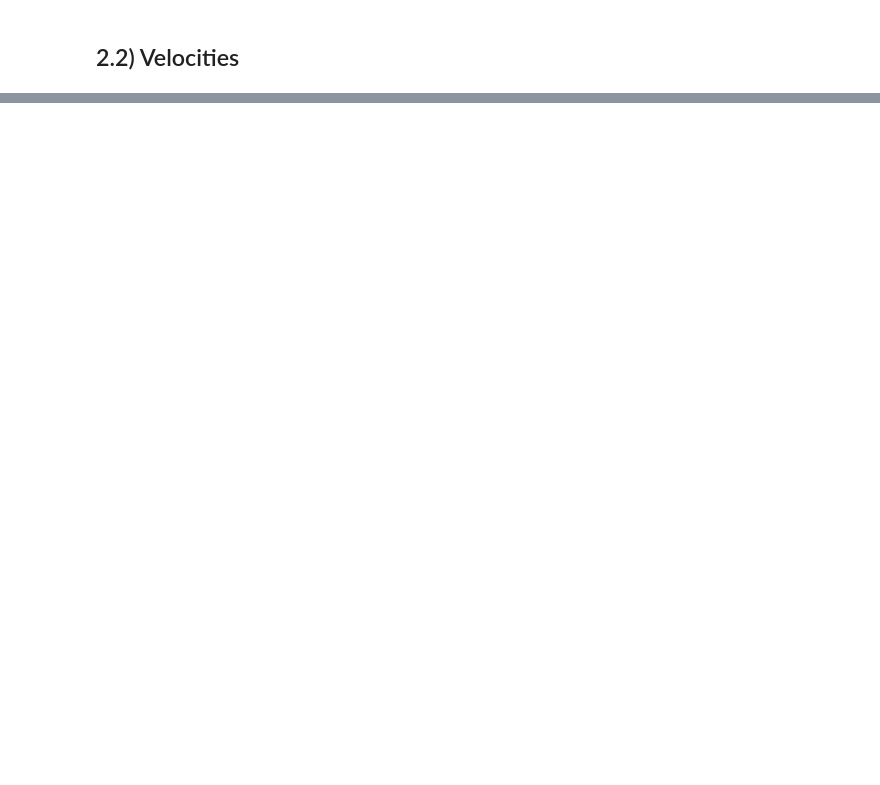
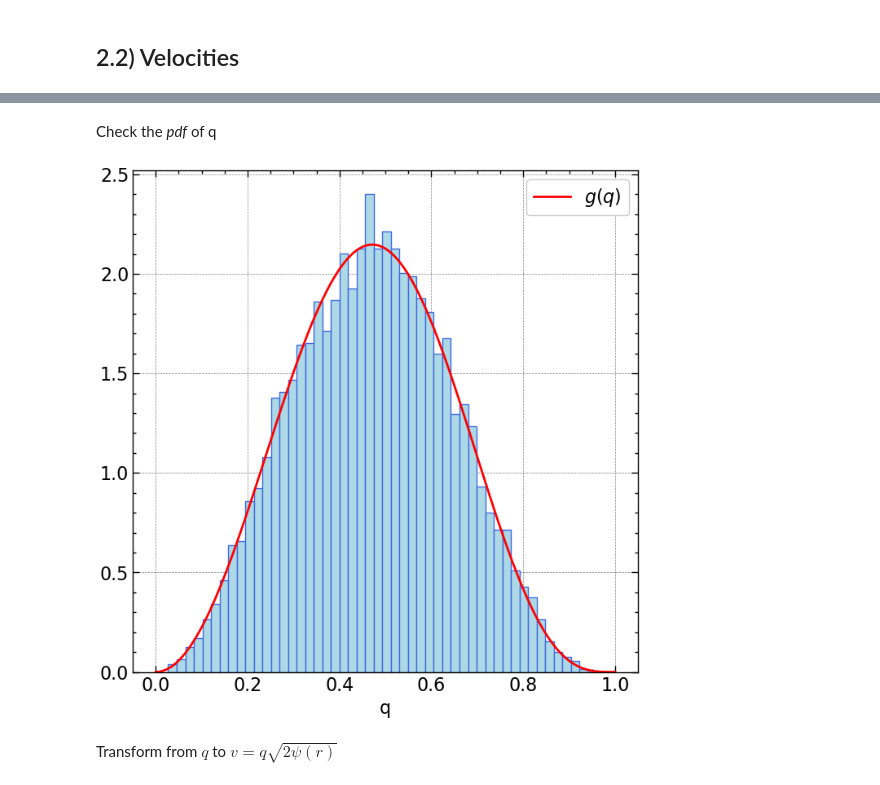
Before and after one commit to M-Bianchi/Dynamics_of_Stellar_Systems, a Jupyter notebook: treecode/plummer_InitialConditions.ipynb, the cells around one changed output, grey strips where cells are left out. Drawn from its saved outputs; the diff is of its cells as text; code cells hidden in the pictures; blank space fills up the shorter version.

```diff
--- a/treecode/plummer_InitialConditions.ipynb
+++ b/treecode/plummer_InitialConditions.ipynb
@@ -70,0 +91,4 @@ plt.ylabel('g(q)');
+# %%
+x = r*np.sin(theta)*np.cos(phi)
+y = r*np.sin(theta)*np.sin(phi)
+z = r*np.cos(theta)
@@ -72,0 +137,26 @@ plt.ylabel('g(q)');
+# %%
+def AcceptanceRejection(N, model, x_min, x_max, y_max):
+    sample = np.zeros(N)
+    accepted = 0
+
+    while accepted<N:
+        x = np.random.uniform(x_min, x_max, 1)
+        y = np.random.uniform(0, y_max, 1)
+        if y <= model(x):
+            sample[accepted] = x
+            accepted += 1
+    return sample
+
+q = AcceptanceRejection(N=N, model=g_of_q, x_min=0, x_max=1, y_max=g_of_q_max)
+# %% [markdown]
+Check the *pdf* of q
+# %%
+plt.hist(q, bins=50, density=True, color='lightblue', edgecolor='royalblue')
+x_dense = np.linspace(0, 1, 1000)
+plt.plot(x_dense, g_of_q(x_dense), color='red', label='$g(q)$')
+plt.xlabel('q')
+plt.legend();
+# %% [output]
+[figure, added]
+# %% [markdown]
+Transform from $q$ to $v=q\sqrt{2\psi(r)}$
```
Also changed, not shown: parts of 25 cells of this notebook, 1 other file.
